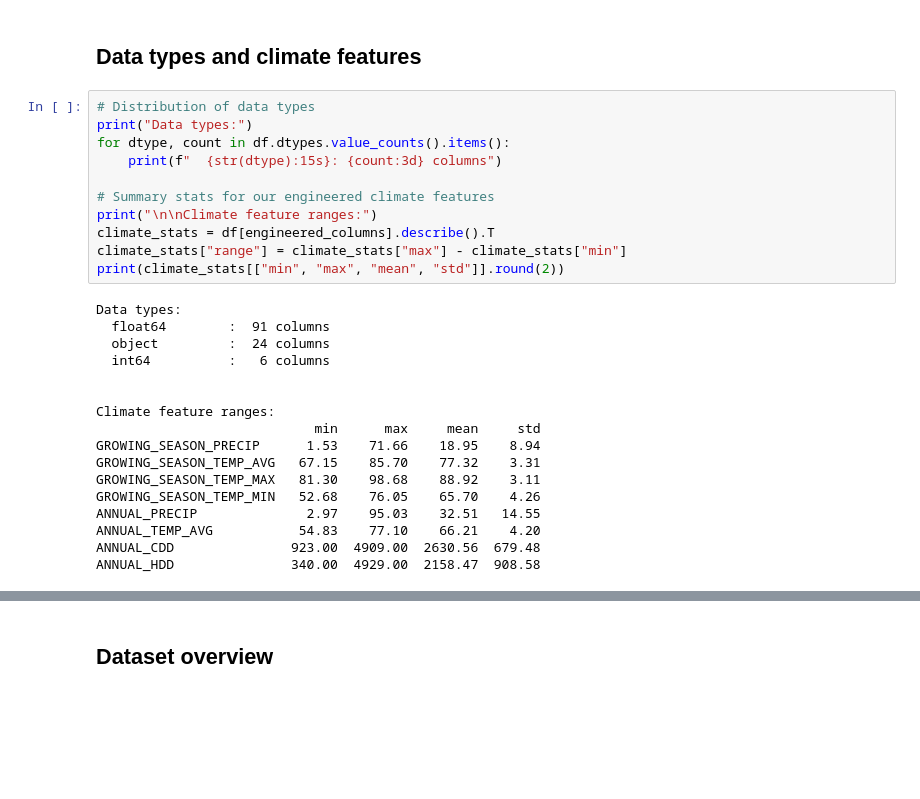
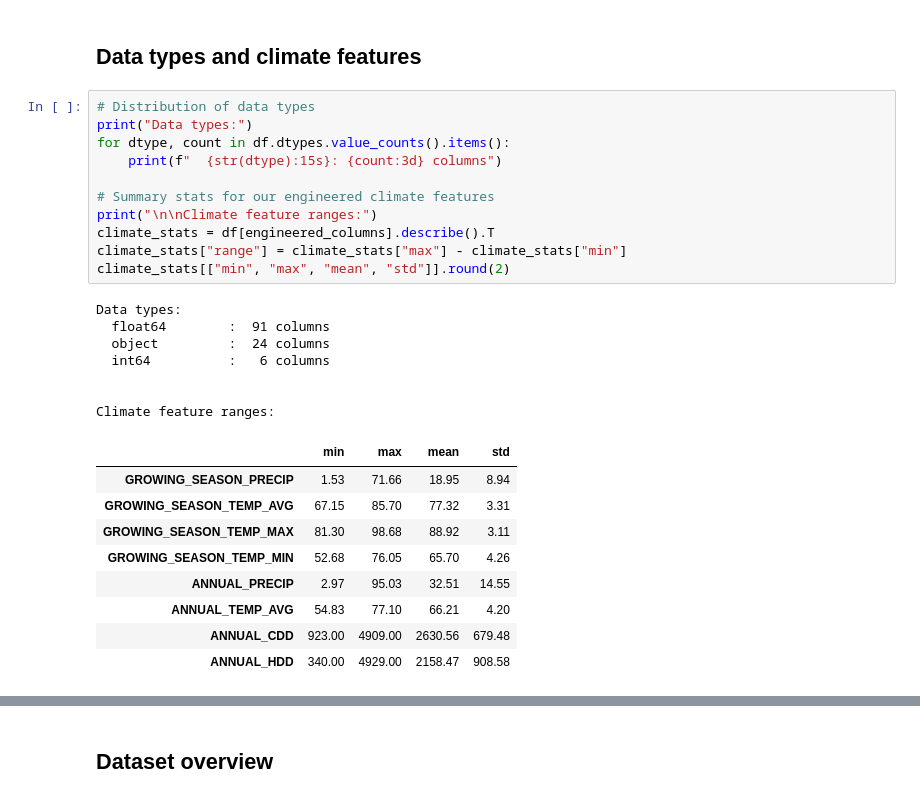
Before and after one commit to Fall-2025-CS4347-SDS/Fall-2025-CS4347-Project, a Jupyter notebook: texas_agriculture_eda.ipynb, the cells around one changed output, grey strips where cells are left out. Drawn from its saved outputs; the diff is of its cells as text; blank space fills up the shorter version.

```diff
--- a/texas_agriculture_eda.ipynb
+++ b/texas_agriculture_eda.ipynb
@@ -258,28 +381,28 @@ Types of measurements:
 # %%
 # Distribution of data types
 print("Data types:")
 for dtype, count in df.dtypes.value_counts().items():
     print(f"  {str(dtype):15s}: {count:3d} columns")
 
 # Summary stats for our engineered climate features
 print("\n\nClimate feature ranges:")
 climate_stats = df[engineered_columns].describe().T
 climate_stats["range"] = climate_stats["max"] - climate_stats["min"]
-print(climate_stats[["min", "max", "mean", "std"]].round(2))
+climate_stats[["min", "max", "mean", "std"]].round(2)
 # %% [output]
 Data types:
   float64        :  91 columns
   object         :  24 columns
   int64          :   6 columns
 
 
 Climate feature ranges:
-                            min      max     mean     std
-GROWING_SEASON_PRECIP      1.53    71.66    18.95    8.94
-GROWING_SEASON_TEMP_AVG   67.15    85.70    77.32    3.31
-GROWING_SEASON_TEMP_MAX   81.30    98.68    88.92    3.11
-GROWING_SEASON_TEMP_MIN   52.68    76.05    65.70    4.26
-ANNUAL_PRECIP              2.97    95.03    32.51   14.55
-ANNUAL_TEMP_AVG           54.83    77.10    66.21    4.20
-ANNUAL_CDD               923.00  4909.00  2630.56  679.48
-ANNUAL_HDD               340.00  4929.00  2158.47  908.58
+|  | min | max | mean | std |
+| GROWING_SEASON_PRECIP | 1.53 | 71.66 | 18.95 | 8.94 |
+| GROWING_SEASON_TEMP_AVG | 67.15 | 85.70 | 77.32 | 3.31 |
+| GROWING_SEASON_TEMP_MAX | 81.30 | 98.68 | 88.92 | 3.11 |
+| GROWING_SEASON_TEMP_MIN | 52.68 | 76.05 | 65.70 | 4.26 |
+| ANNUAL_PRECIP | 2.97 | 95.03 | 32.51 | 14.55 |
+| ANNUAL_TEMP_AVG | 54.83 | 77.10 | 66.21 | 4.20 |
+| ANNUAL_CDD | 923.00 | 4909.00 | 2630.56 | 679.48 |
+| ANNUAL_HDD | 340.00 | 4929.00 | 2158.47 | 908.58 |
```
Also changed, not shown: parts of 10 cells of this notebook, 1 other file.
